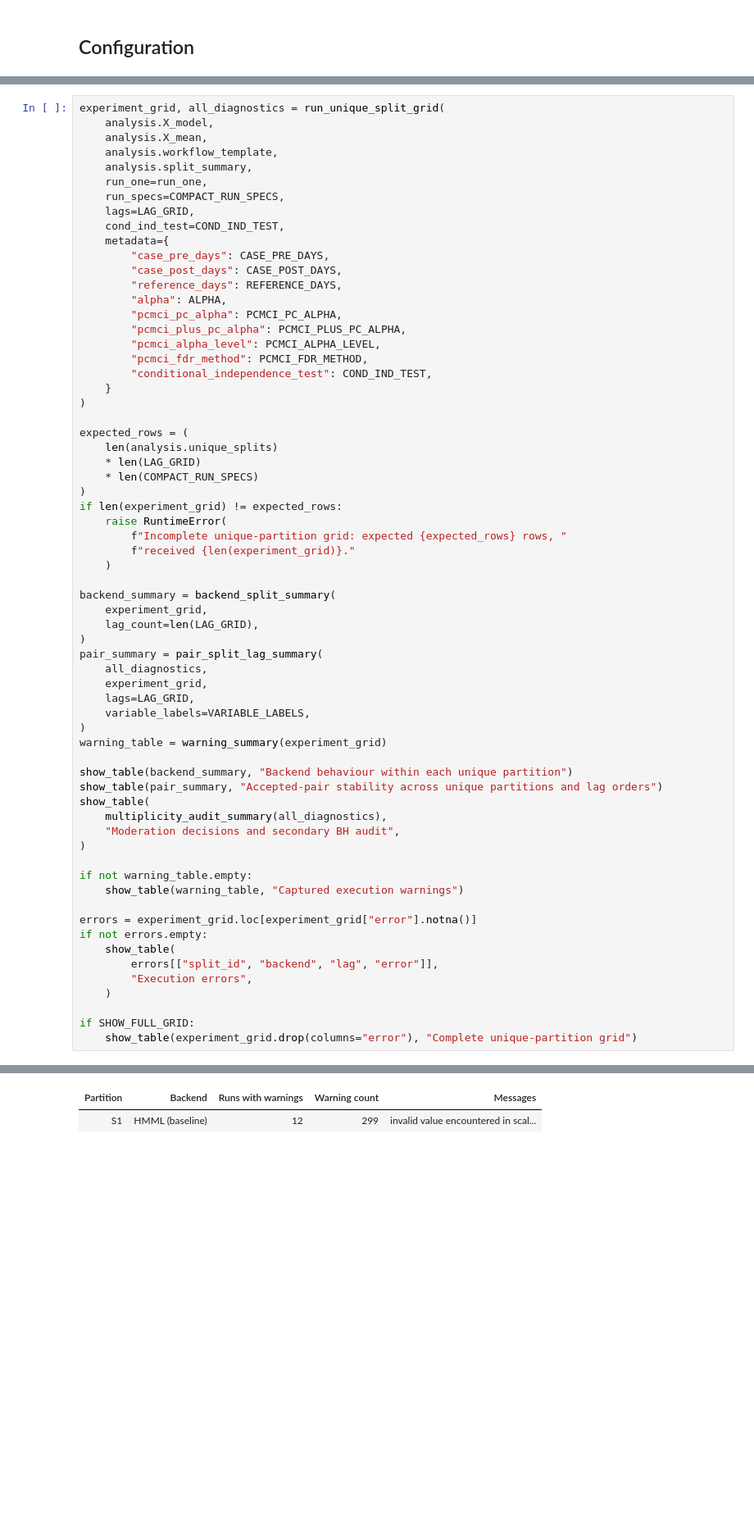
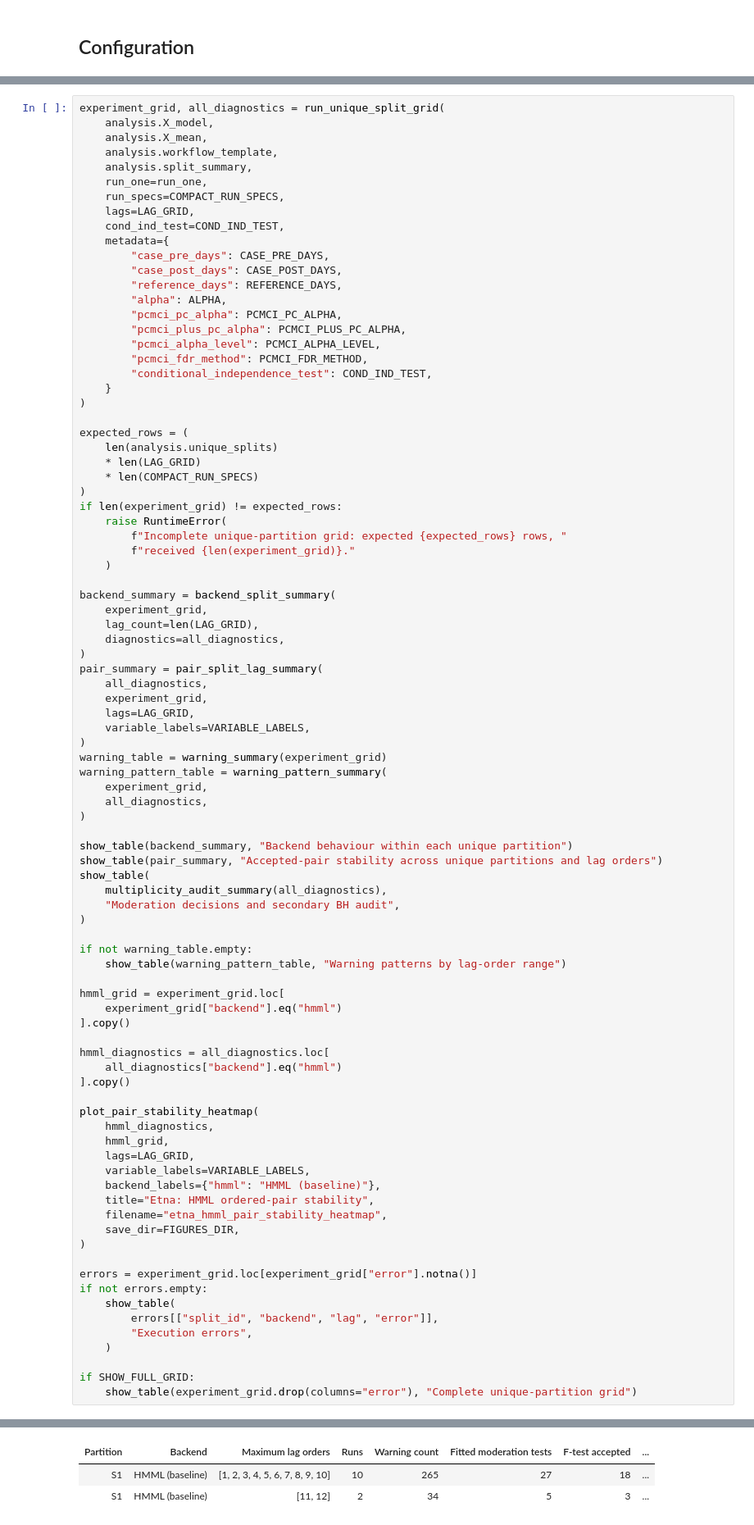
Before and after one commit to alectois/Distinguishing-Causes-and-Triggers-in-Volcanic-and-Seismic-Processes, a Jupyter notebook: notebooks/etna_cause_trigger.ipynb, the cells around one changed output, grey strips where cells are left out. Shown at 82% size. Saved outputs shown, nothing was run; the diff lists cells and outputs as text; blank space fills up the shorter version.

```diff
--- a/notebooks/etna_cause_trigger.ipynb
+++ b/notebooks/etna_cause_trigger.ipynb
@@ -187,6 +208,7 @@ if len(experiment_grid) != expected_rows:
 backend_summary = backend_split_summary(
     experiment_grid,
     lag_count=len(LAG_GRID),
+    diagnostics=all_diagnostics,
 )
 pair_summary = pair_split_lag_summary(
     all_diagnostics,
@@ -195,6 +217,10 @@ pair_summary = pair_split_lag_summary(
     variable_labels=VARIABLE_LABELS,
 )
 warning_table = warning_summary(experiment_grid)
+warning_pattern_table = warning_pattern_summary(
+    experiment_grid,
+    all_diagnostics,
+)
 
 show_table(backend_summary, "Backend behaviour within each unique partition")
 show_table(pair_summary, "Accepted-pair stability across unique partitions and lag orders")
@@ -204,7 +230,26 @@ show_table(
 )
 
 if not warning_table.empty:
-    show_table(warning_table, "Captured execution warnings")
+    show_table(warning_pattern_table, "Warning patterns by lag-order range")
+
+hmml_grid = experiment_grid.loc[
+    experiment_grid["backend"].eq("hmml")
+].copy()
+
+hmml_diagnostics = all_diagnostics.loc[
+    all_diagnostics["backend"].eq("hmml")
+].copy()
+
+plot_pair_stability_heatmap(
+    hmml_diagnostics,
+    hmml_grid,
+    lags=LAG_GRID,
+    variable_labels=VARIABLE_LABELS,
+    backend_labels={"hmml": "HMML (baseline)"},
+    title="Etna: HMML ordered-pair stability",
+    filename="etna_hmml_pair_stability_heatmap",
+    save_dir=FIGURES_DIR,
+)
 
 errors = experiment_grid.loc[experiment_grid["error"].notna()]
 if not errors.empty:
@@ -237,2 +282,3 @@ Captured execution warnings
-| Partition | Backend | Runs with warnings | Warning count | Messages |
-| S1 | HMML (baseline) | 12 | 299 | invalid value encountered in scal... |
+| Partition | Backend | Maximum lag orders | Runs | Warning count | Fitted moderation tests | F-test accepted | ... |
+| S1 | HMML (baseline) | [1, 2, 3, 4, 5, 6, 7, 8, 9, 10] | 10 | 265 | 27 | 18 | ... |
+| S1 | HMML (baseline) | [11, 12] | 2 | 34 | 5 | 3 | ... |
```
Also changed, not shown: parts of 8 cells of this notebook, 16 other files.
